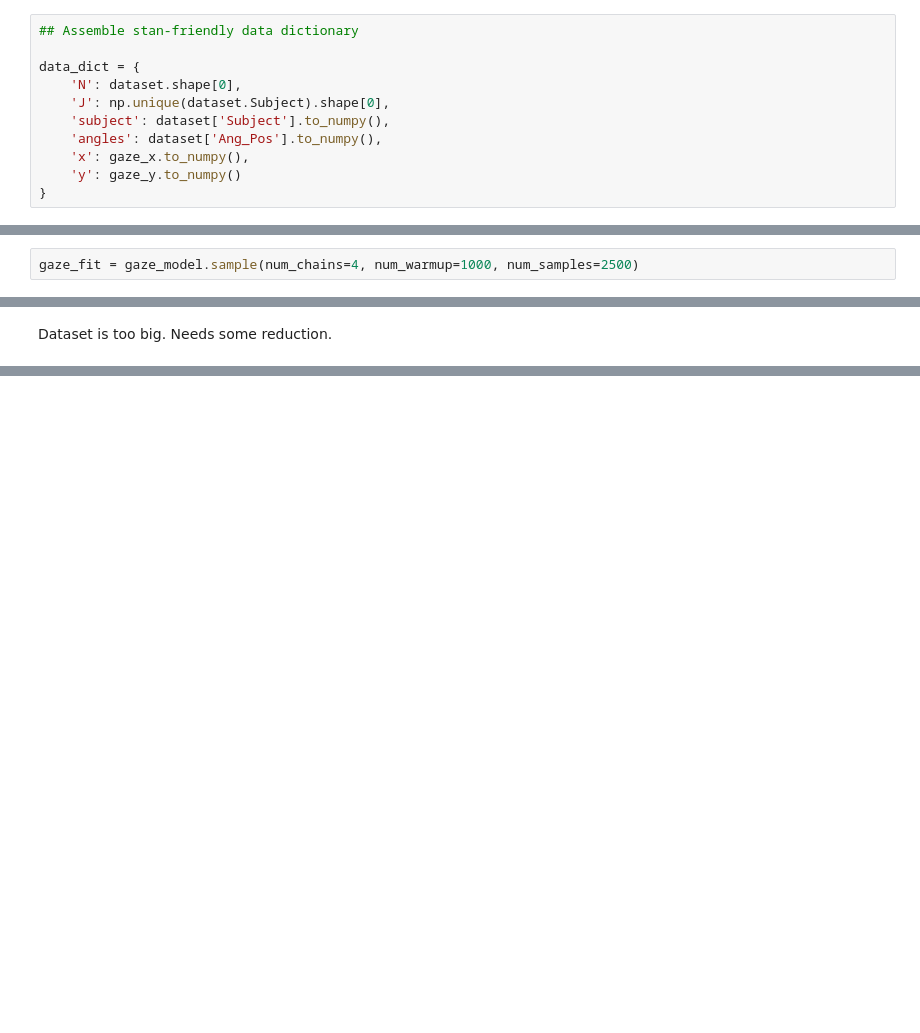
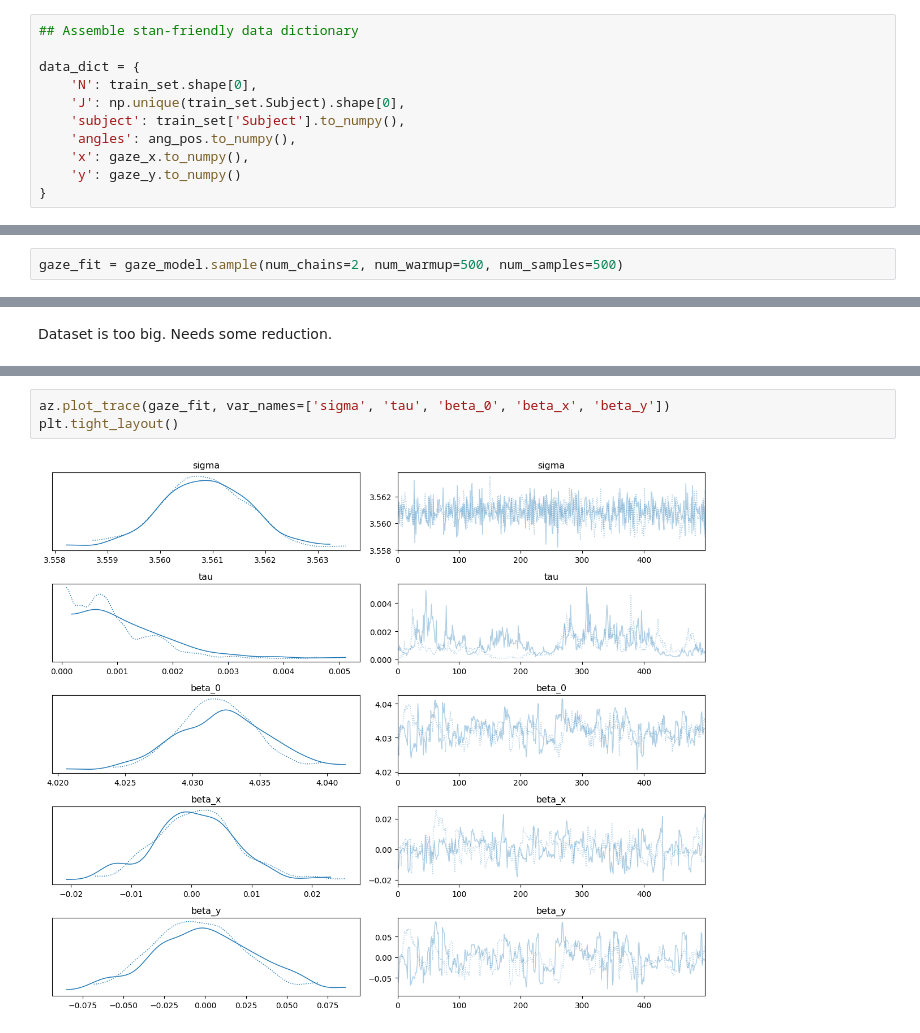
Before and after one commit to jerrymhuang/DreamDrone, a Jupyter notebook: FinalProject/exploration/stan_gaze.ipynb, the cells around one changed output, grey strips where cells are left out. Cells and saved outputs as stored; diff of their text form; blank space fills up the shorter version.

Commit message:
Updated hierarchical model

```diff
--- a/FinalProject/exploration/stan_gaze.ipynb
+++ b/FinalProject/exploration/stan_gaze.ipynb
@@ -106,10 +116,10 @@ generated quantities {
 ## Assemble stan-friendly data dictionary
 
 data_dict = {
-    'N': dataset.shape[0],
-    'J': np.unique(dataset.Subject).shape[0],
-    'subject': dataset['Subject'].to_numpy(),
-    'angles': dataset['Ang_Pos'].to_numpy(),
+    'N': train_set.shape[0],
+    'J': np.unique(train_set.Subject).shape[0],
+    'subject': train_set['Subject'].to_numpy(),
+    'angles': ang_pos.to_numpy(),
     'x': gaze_x.to_numpy(),
     'y': gaze_y.to_numpy()
 }
@@ -121,4 +131,4 @@ Building: 27.6s, done.
 # %%
-gaze_fit = gaze_model.sample(num_chains=4, num_warmup=1000, num_samples=2500)
+gaze_fit = gaze_model.sample(num_chains=2, num_warmup=500, num_samples=500)
 # %% [output]
 Sampling:   0%
@@ -126,0 +170,5 @@ Dataset is too big. Needs some reduction.
+# %%
+az.plot_trace(gaze_fit, var_names=['sigma', 'tau', 'beta_0', 'beta_x', 'beta_y'])
+plt.tight_layout()
+# %% [output]
+[figure, added]
```
Also changed, not shown: parts of 11 cells of this notebook.
